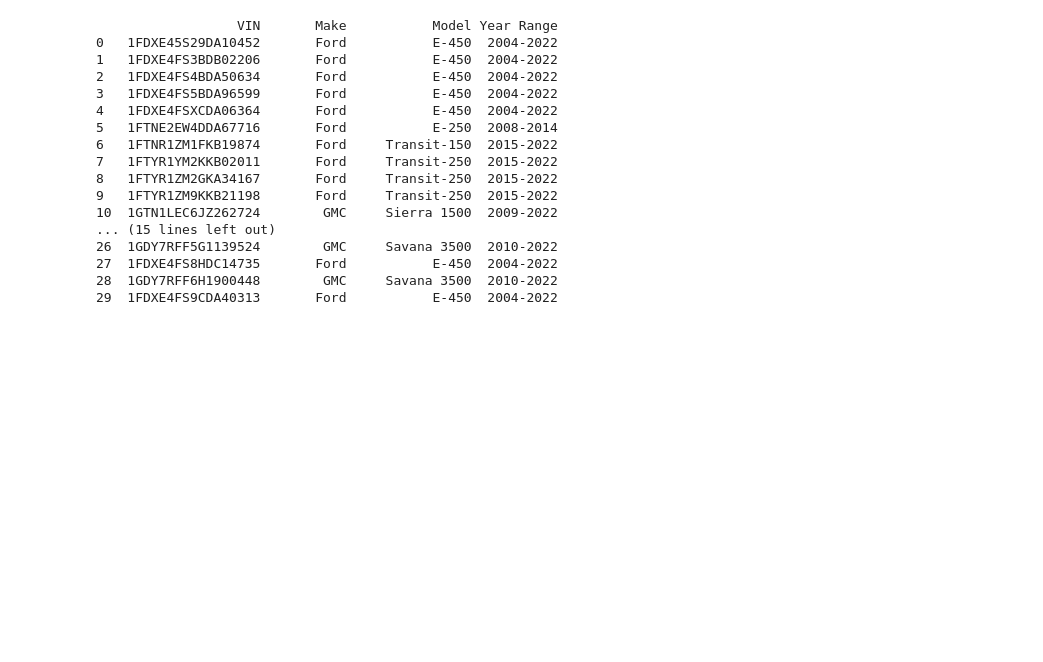
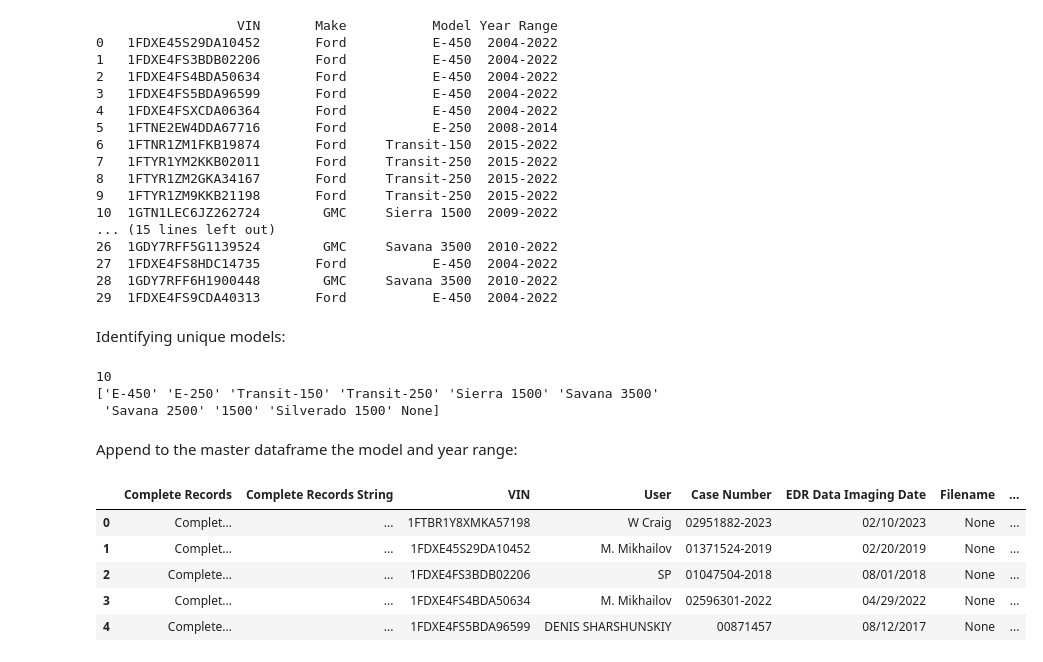
Before and after one commit to 4AM365/MFG598, a Jupyter notebook: final_project/m1_4_format_identification.ipynb, the cells around one changed output. Drawn from its saved outputs; the diff is of its cells as text; code cells hidden in the pictures; blank space fills up the shorter version.

```diff
--- a/final_project/m1_4_format_identification.ipynb
+++ b/final_project/m1_4_format_identification.ipynb
@@ -92,3 +94,25 @@ print(vin_analysis_dataframe)
 27  1FDXE4FS8HDC14735       Ford           E-450  2004-2022
 28  1GDY7RFF6H1900448        GMC     Savana 3500  2010-2022
 29  1FDXE4FS9CDA40313       Ford           E-450  2004-2022
+# %% [markdown]
+Identifying unique models:
+# %%
+print(len(vin_analysis_dataframe['Model'].unique()))
+
+print(vin_analysis_dataframe['Model'].unique())
+# %% [output]
+10
+['E-450' 'E-250' 'Transit-150' 'Transit-250' 'Sierra 1500' 'Savana 3500'
+ 'Savana 2500' '1500' 'Silverado 1500' None]
+# %% [markdown]
+Append to the master dataframe the model and year range:
+# %%
+master_dataframe = pd.read_pickle('working_files/extraction_dataframe_with_keys.pkl')
+master_dataframe.head()
+# %% [output]
+|  | Complete Records | Complete Records String | VIN | User | Case Number | EDR Data Imaging Date | Filename | ... |
+| 0 | Complet... | ... | 1FTBR1Y8XMKA57198 | W Craig | 02951882-2023 | 02/10/2023 | None | ... |
+| 1 | Complet... | ... | 1FDXE45S29DA10452 | M. Mikhailov | 01371524-2019 | 02/20/2019 | None | ... |
+| 2 | Complete... | ... | 1FDXE4FS3BDB02206 | SP | 01047504-2018 | 08/01/2018 | None | ... |
+| 3 | Complet... | ... | 1FDXE4FS4BDA50634 | M. Mikhailov | 02596301-2022 | 04/29/2022 | None | ... |
+| 4 | Complete... | ... | 1FDXE4FS5BDA96599 | DENIS SHARSHUNSKIY | 00871457 | 08/12/2017 | None | ... |
```
Also changed, not shown: parts of 5 cells of this notebook, 7 other files.
